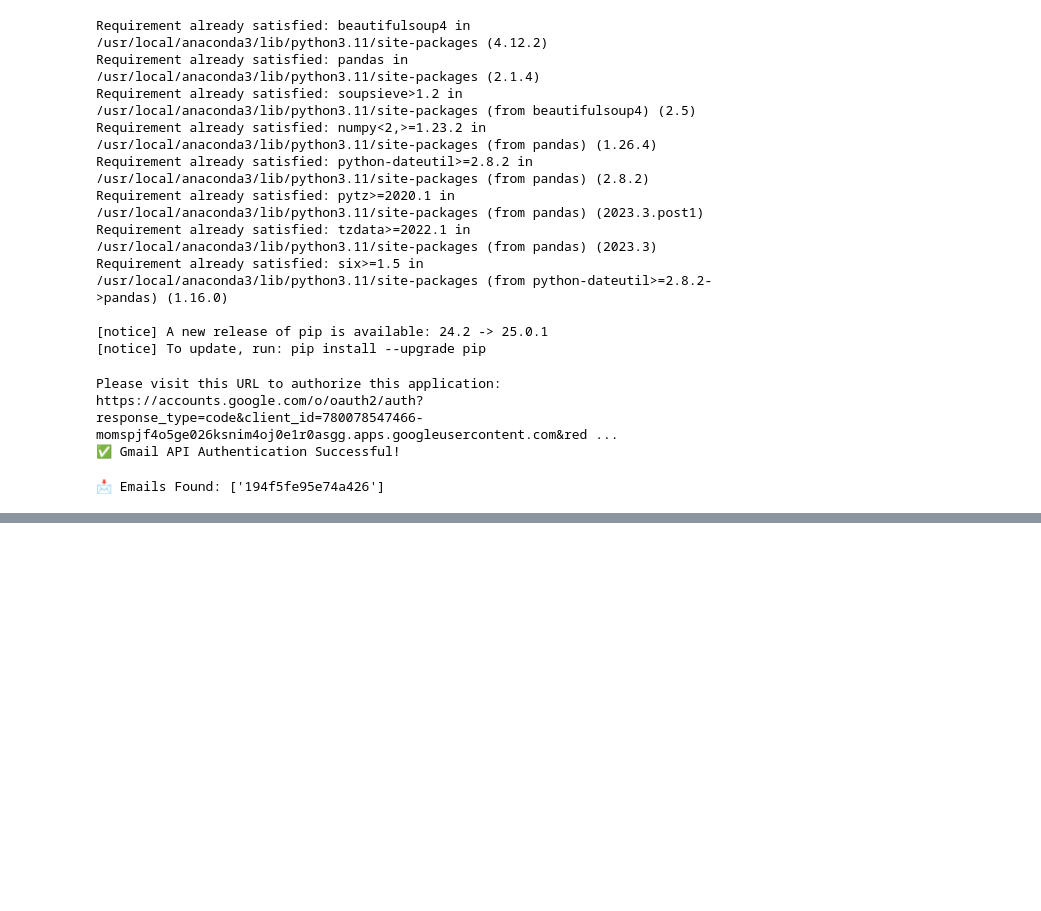
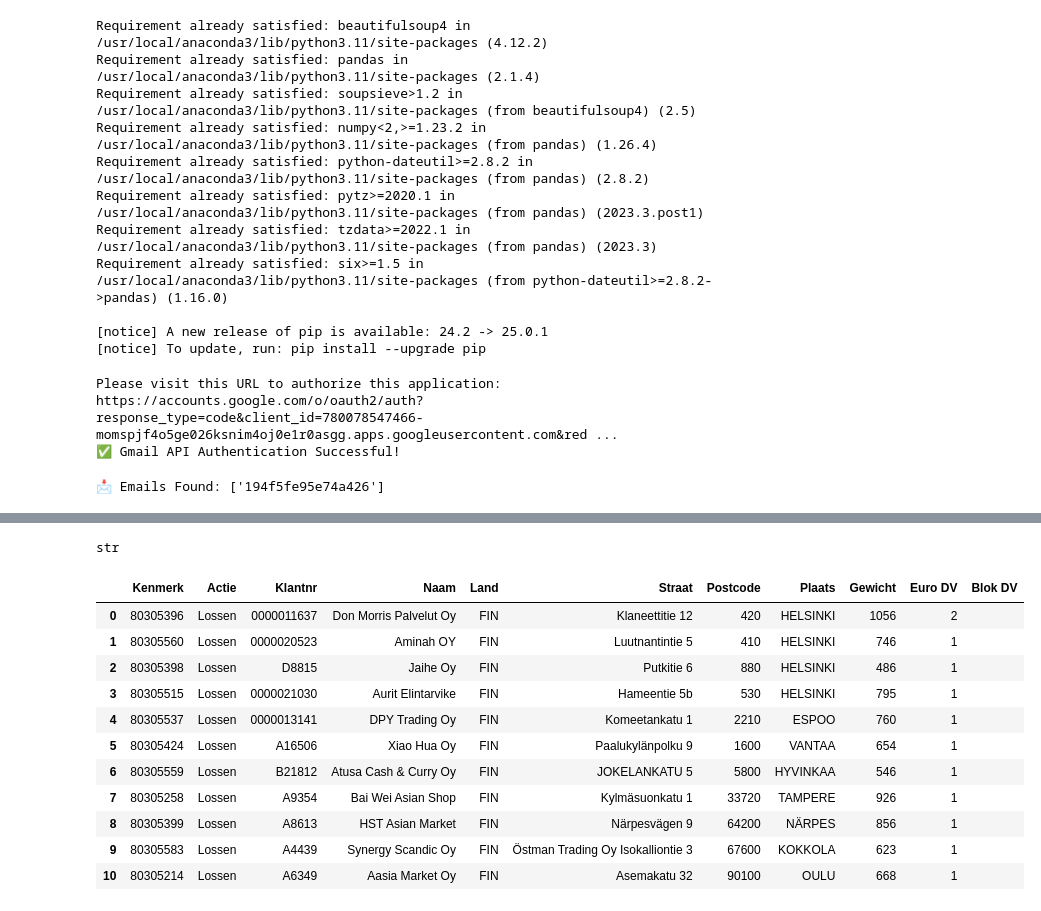
Before and after one commit to aukehofman97/LLMxSimple, a Jupyter notebook: mailscraper.ipynb, the cells around one changed output, grey strips where cells are left out. Saved outputs shown, nothing was run; the diff lists cells and outputs as text; code cells hidden in the pictures; blank space fills up the shorter version.

```diff
--- a/mailscraper.ipynb
+++ b/mailscraper.ipynb
@@ -206,0 +268,3 @@ else:
+# %%
+chat_response = call_chatgpt_api(email_body, prompt)
+print(chat_response)
@@ -206,0 +284,33 @@ else:
+# %%
+type(chat_response)
+# %% [output]
+str
+# %%
+def create_dataframe_from_csv(chat_response):
+    """Converts a comma-separated string into a Pandas DataFrame."""
+    # Use StringIO to simulate a CSV file from the string
+    data_io = StringIO(chat_response)
+
+    # Read the CSV data into a DataFrame
+    df = pd.read_csv(data_io)
+
+    # Display the DataFrame
+    display(df)
+
+    return df
+
+# Example Usage
+df_final = create_dataframe_from_csv(chat_response=chat_response)
+# %% [output]
+|  | Kenmerk | Actie | Klantnr | Naam | Land | Straat | Postcode | Plaats | Gewicht | Euro DV | Blok DV |
+| 0 | 80305396 | Lossen | 0000011637 | Don Morris Palvelut Oy | FIN | Klaneettitie 12 | 420 | HELSINKI | 1056 | 2 |  |
+| 1 | 80305560 | Lossen | 0000020523 | Aminah OY | FIN | Luutnantintie 5 | 410 | HELSINKI | 746 | 1 |  |
+| 2 | 80305398 | Lossen | D8815 | Jaihe Oy | FIN | Putkitie 6 | 880 | HELSINKI | 486 | 1 |  |
+| 3 | 80305515 | Lossen | 0000021030 | Aurit Elintarvike | FIN | Hameentie 5b | 530 | HELSINKI | 795 | 1 |  |
+| 4 | 80305537 | Lossen | 0000013141 | DPY Trading Oy | FIN | Komeetankatu 1 | 2210 | ESPOO | 760 | 1 |  |
+| 5 | 80305424 | Lossen | A16506 | Xiao Hua Oy | FIN | Paalukylänpolku 9 | 1600 | VANTAA | 654 | 1 |  |
+| 6 | 80305559 | Lossen | B21812 | Atusa Cash & Curry Oy | FIN | JOKELANKATU 5 | 5800 | HYVINKAA | 546 | 1 |  |
+| 7 | 80305258 | Lossen | A9354 | Bai Wei Asian Shop | FIN | Kylmäsuonkatu 1 | 33720 | TAMPERE | 926 | 1 |  |
+| 8 | 80305399 | Lossen | A8613 | HST Asian Market | FIN | Närpesvägen 9 | 64200 | NÄRPES | 856 | 1 |  |
+| 9 | 80305583 | Lossen | A4439 | Synergy Scandic Oy | FIN | Östman Trading Oy Isokalliontie 3 | 67600 | KOKKOLA | 623 | 1 |  |
+| 10 | 80305214 | Lossen | A6349 | Aasia Market Oy | FIN | Asemakatu 32 | 90100 | OULU | 668 | 1 |  |
```
Also changed, not shown: parts of 8 cells of this notebook.
